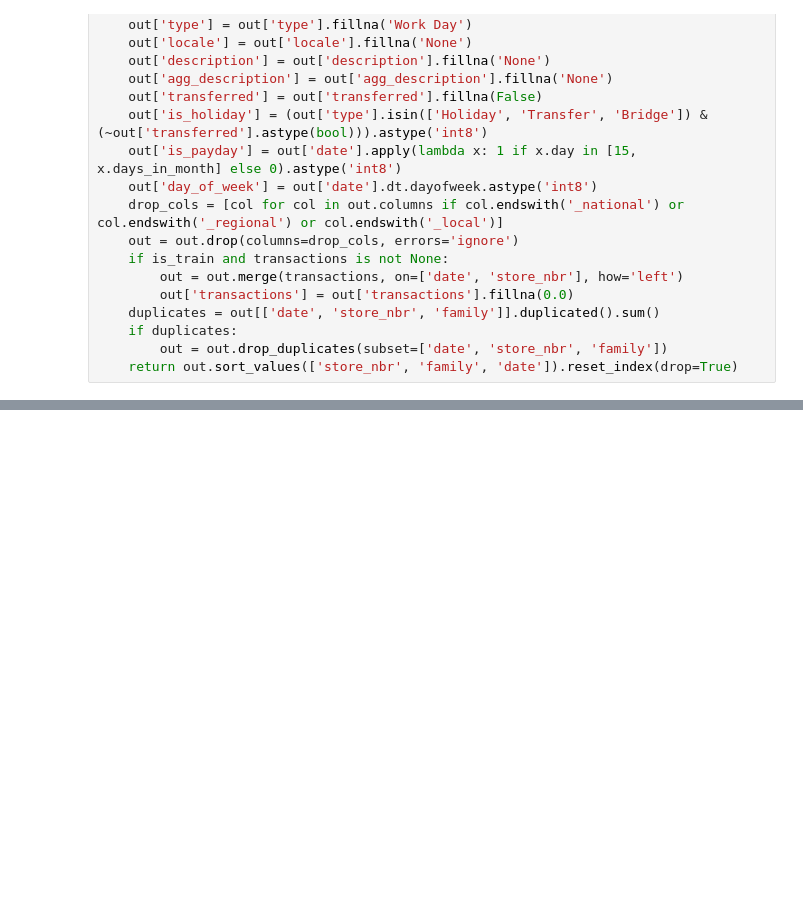
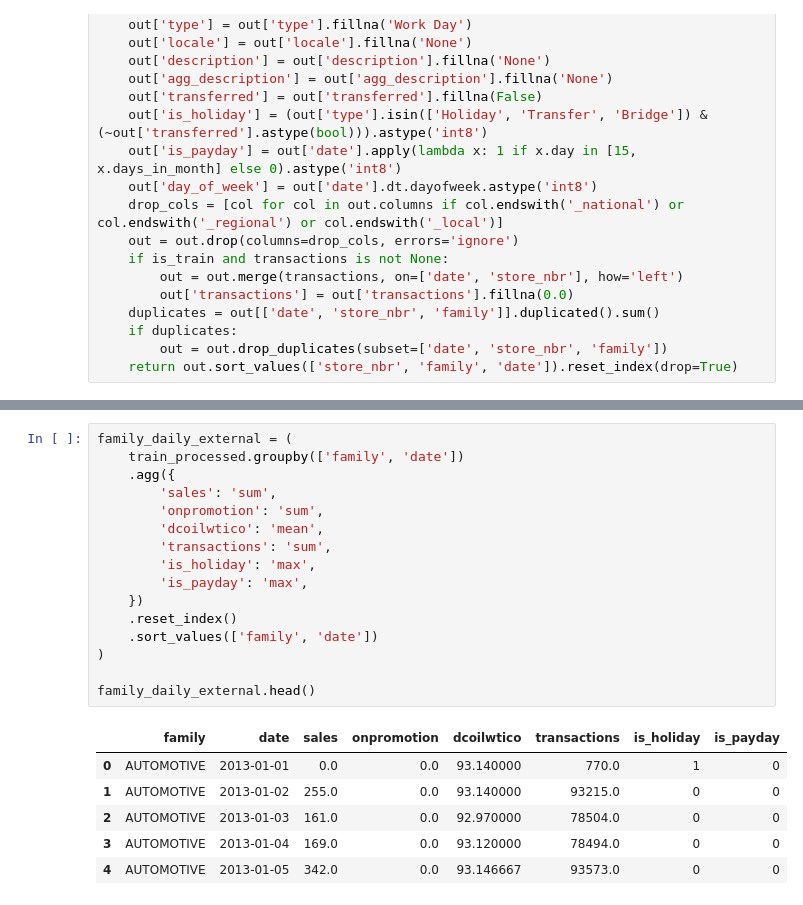
Before and after one commit to ilyascw/demand_forecasting, a Jupyter notebook: notebooks/01_prepare_eda.ipynb, the cells around one changed output, grey strips where cells are left out. Drawn from its saved outputs; the diff is of its cells as text; blank space fills up the shorter version.

```diff
--- a/notebooks/01_prepare_eda.ipynb
+++ b/notebooks/01_prepare_eda.ipynb
@@ -392,0 +509,23 @@ daily_external_view.head()
+# %%
+family_daily_external = (
+    train_processed.groupby(['family', 'date'])
+    .agg({
+        'sales': 'sum',
+        'onpromotion': 'sum',
+        'dcoilwtico': 'mean',
+        'transactions': 'sum',
+        'is_holiday': 'max',
+        'is_payday': 'max',
+    })
+    .reset_index()
+    .sort_values(['family', 'date'])
+)
+
+family_daily_external.head()
+# %% [output]
+|  | family | date | sales | onpromotion | dcoilwtico | transactions | is_holiday | is_payday |
+| 0 | AUTOMOTIVE | 2013-01-01 | 0.0 | 0.0 | 93.140000 | 770.0 | 1 | 0 |
+| 1 | AUTOMOTIVE | 2013-01-02 | 255.0 | 0.0 | 93.140000 | 93215.0 | 0 | 0 |
+| 2 | AUTOMOTIVE | 2013-01-03 | 161.0 | 0.0 | 92.970000 | 78504.0 | 0 | 0 |
+| 3 | AUTOMOTIVE | 2013-01-04 | 169.0 | 0.0 | 93.120000 | 78494.0 | 0 | 0 |
+| 4 | AUTOMOTIVE | 2013-01-05 | 342.0 | 0.0 | 93.146667 | 93573.0 | 0 | 0 |
```
Also changed, not shown: parts of 68 cells of this notebook, 14 other files.
